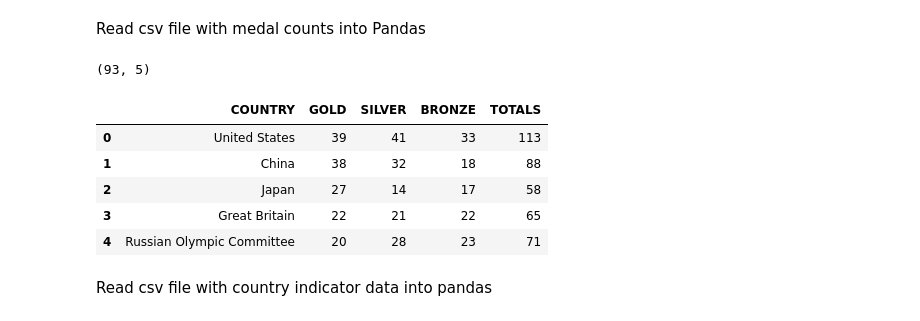
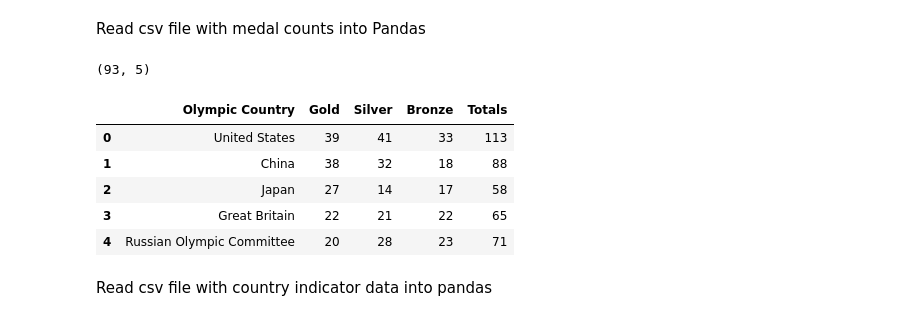
Before and after one commit to blantj/olympic_medal_classification, a Jupyter notebook: Modeling.ipynb, the cells around one changed output. Saved outputs shown, nothing was run; the diff lists cells and outputs as text; code cells hidden in the pictures.

```diff
--- a/Modeling.ipynb
+++ b/Modeling.ipynb
@@ -9,11 +9,12 @@ import numpy as np
 Read csv file with medal counts into Pandas
 # %%
 medals_df = pd.read_csv('Data/medals.csv')
+medals_df.columns = ['Olympic Country', 'Gold', 'Silver', 'Bronze', 'Totals']
 print(medals_df.shape)
 medals_df.head()
 # %% [output]
 (93, 5)
-|  | COUNTRY | GOLD | SILVER | BRONZE | TOTALS |
+|  | Olympic Country | Gold | Silver | Bronze | Totals |
 | 0 | United States | 39 | 41 | 33 | 113 |
 | 1 | China | 38 | 32 | 18 | 88 |
 | 2 | Japan | 27 | 14 | 17 | 58 |
```
Also changed, not shown: parts of 24 cells of this notebook, 3 other files.
